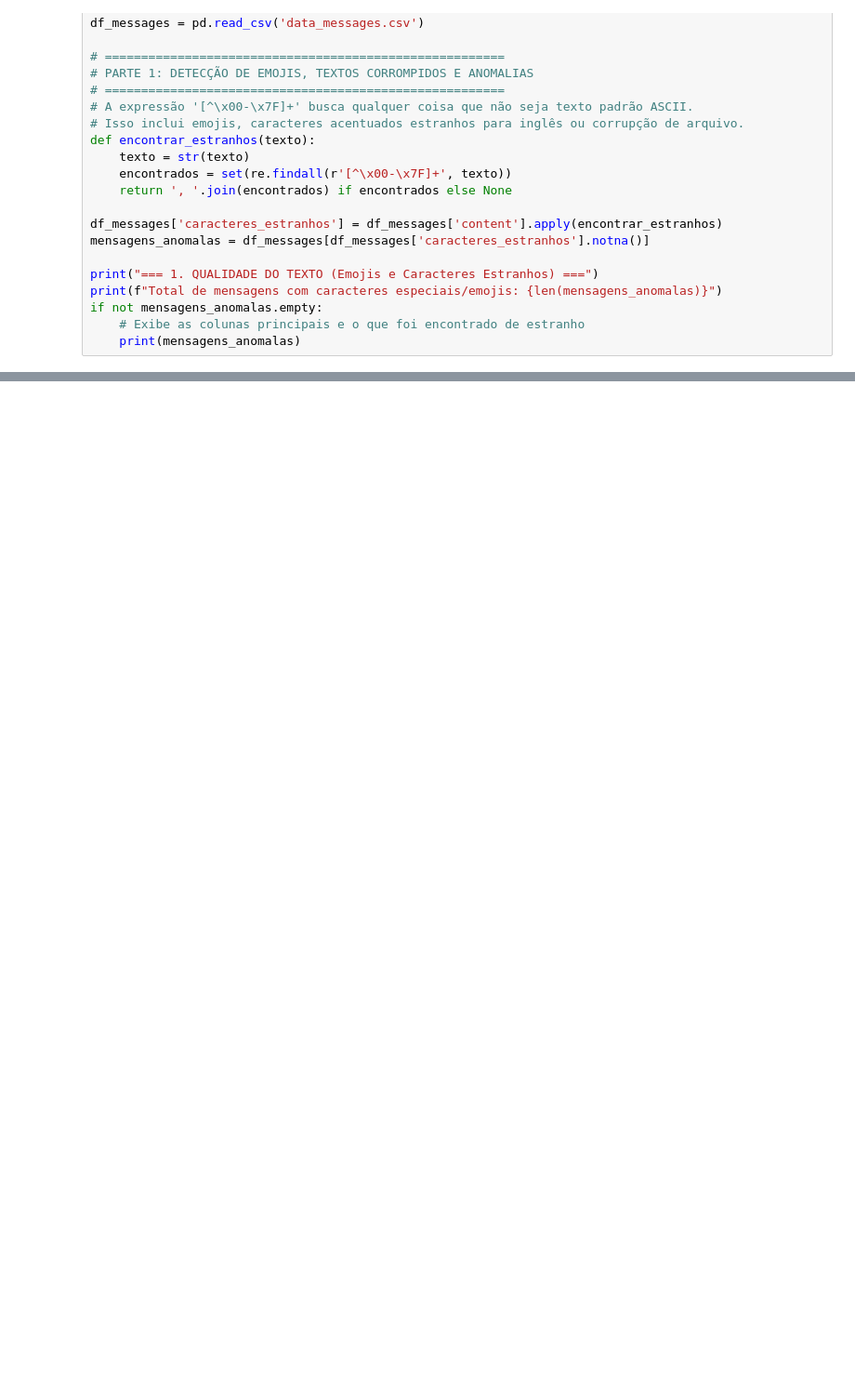
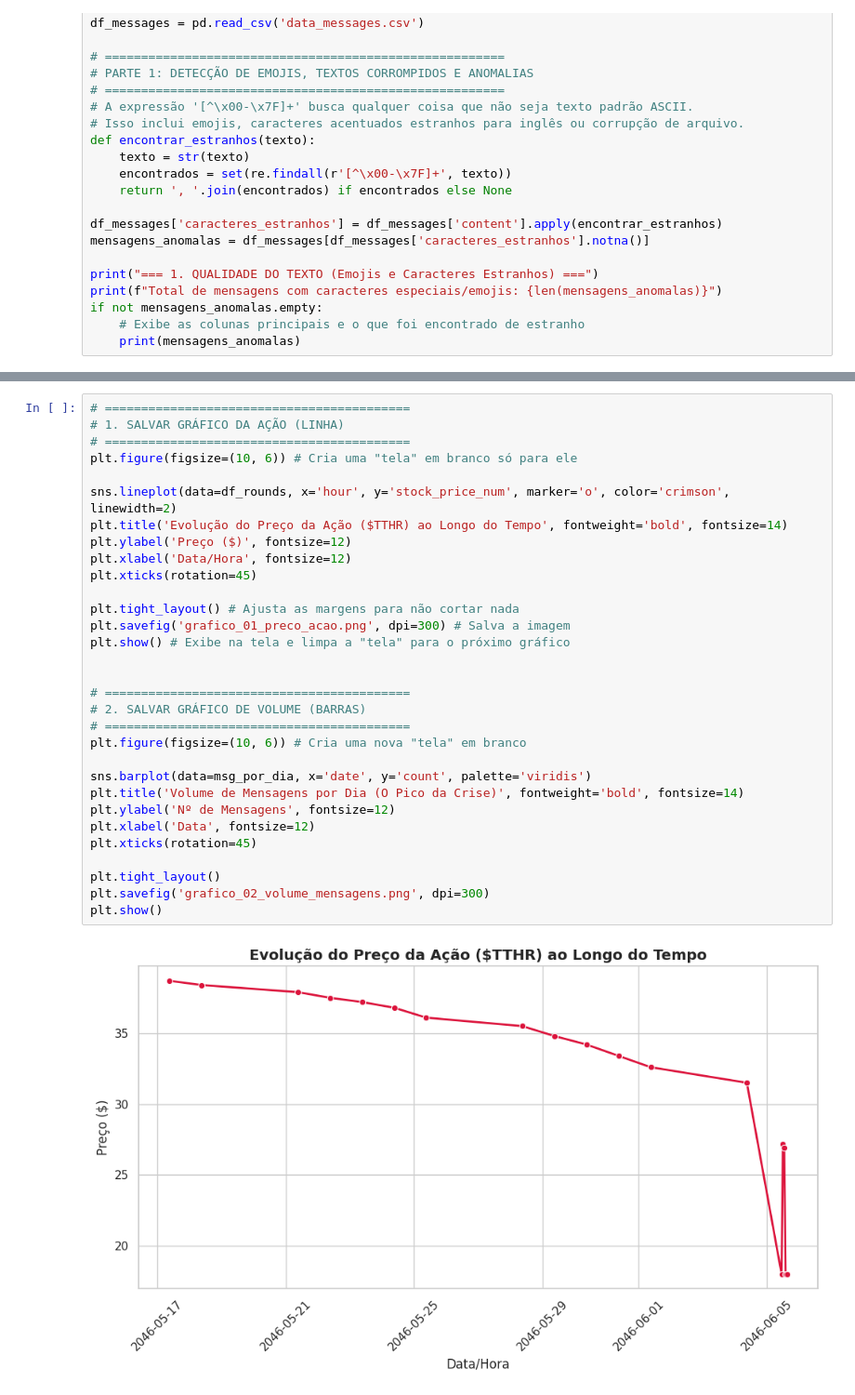
Before and after one commit to JOAOPAULO-SILVA/visualizacao_da_informacao, a Jupyter notebook: gerar_planilha.ipynb, the cells around one changed output, grey strips where cells are left out. Shown at 93% size. Cells and saved outputs as stored; diff of their text form; blank space fills up the shorter version.

```diff
--- a/gerar_planilha.ipynb
+++ b/gerar_planilha.ipynb
@@ -402 +393,34 @@ Média geral do volume corporativo: 65.9 palavras por mensagem.
 [figure]
+# %%
+# ==========================================
+# 1. SALVAR GRÁFICO DA AÇÃO (LINHA)
+# ==========================================
+plt.figure(figsize=(10, 6)) # Cria uma "tela" em branco só para ele
+
+sns.lineplot(data=df_rounds, x='hour', y='stock_price_num', marker='o', color='crimson', linewidth=2)
+plt.title('Evolução do Preço da Ação ($TTHR) ao Longo do Tempo', fontweight='bold', fontsize=14)
+plt.ylabel('Preço ($)', fontsize=12)
+plt.xlabel('Data/Hora', fontsize=12)
+plt.xticks(rotation=45)
+
+plt.tight_layout() # Ajusta as margens para não cortar nada
+plt.savefig('grafico_01_preco_acao.png', dpi=300) # Salva a imagem
+plt.show() # Exibe na tela e limpa a "tela" para o próximo gráfico
+
+
+# ==========================================
+# 2. SALVAR GRÁFICO DE VOLUME (BARRAS)
+# ==========================================
+plt.figure(figsize=(10, 6)) # Cria uma nova "tela" em branco
+
+sns.barplot(data=msg_por_dia, x='date', y='count', palette='viridis')
+plt.title('Volume de Mensagens por Dia (O Pico da Crise)', fontweight='bold', fontsize=14)
+plt.ylabel('Nº de Mensagens', fontsize=12)
+plt.xlabel('Data', fontsize=12)
+plt.xticks(rotation=45)
+
+plt.tight_layout()
+plt.savefig('grafico_02_volume_mensagens.png', dpi=300)
+plt.show()
+# %% [output]
+[figure, added]
```
Also changed, not shown: parts of 4 cells of this notebook, 5 other files.
